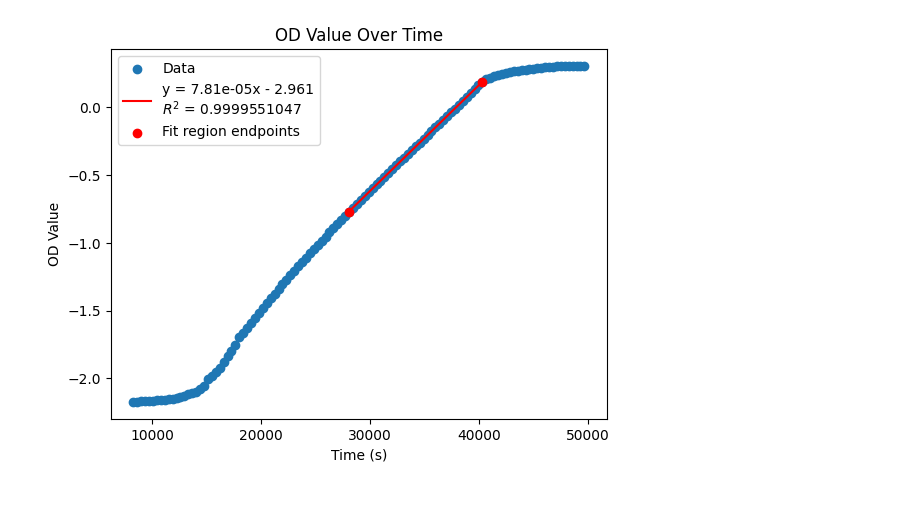
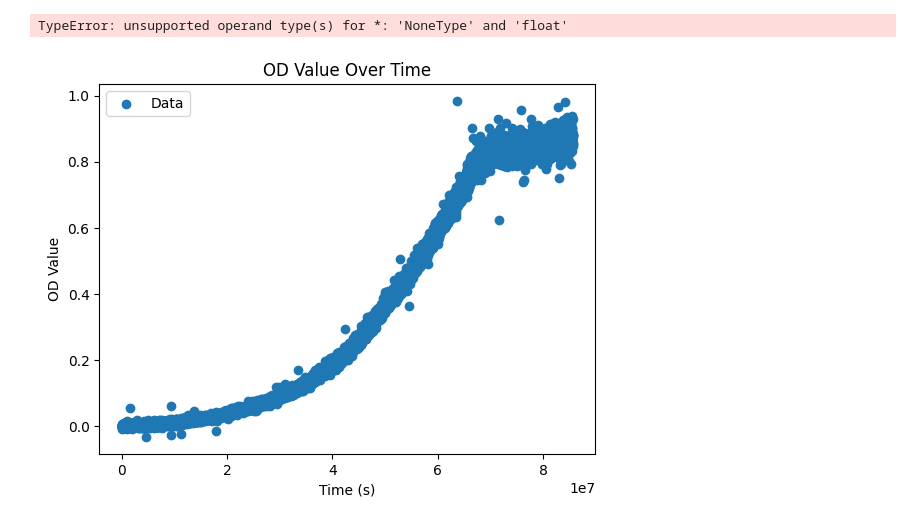
Before and after one commit to cdesforges/db1, a Jupyter notebook: data_analysis.ipynb, the cells around one changed output. Cells and saved outputs as stored; diff of their text form; code cells hidden in the pictures.

```diff
--- a/data_analysis.ipynb
+++ b/data_analysis.ipynb
@@ -48,7 +44,13 @@ Index(['time', 'adc'], dtype='object')
 # let's prepare our data and convert to numpy
 
 x = data["time"].to_numpy()
-y = np.log(data["od_val"].to_numpy())
-mask = (x > 8000) & (x < 50000)
-x = x[mask]
-y = y[mask]
+y = data["od_val"].to_numpy()
+
+mask = (y > 0)
+x_lin = x[mask]
+y_lin = np.log(y[mask])
+
+count = 0
+for elem in y:
+    if elem > 0:
+        count += 1
@@ -95,33 +122,35 @@ best_stop = 89.000
 # %%
 # let's print our best fit line based on calculated range
 
-x_fit = np.linspace(x[best_start], x[best_stop], 100)
+x_fit = np.linspace(x_lin[best_start], x_lin[best_stop], 100)
 y_fit = m_best * x_fit + b_best
 
-mask_best = (x >= x[best_start]) & (x <= x[best_stop])
-x_reg = x[mask_best]
-y_reg = y[mask_best]
+mask_best = (x_lin >= x_lin[best_start]) & (x_lin <= x_lin[best_stop])
+x_reg = x_lin[mask_best]
+y_reg = y_lin[mask_best]
+# %% [output]
+TypeError: unsupported operand type(s) for *: 'NoneType' and 'float'
 # %%
 # plot shit
 
 plt.figure()
 plt.scatter(x, y, label="Data")
-plt.plot(
-    x_fit, y_fit,
-    label=f"y = {m_best:.2e}x - {abs(b_best):.3f}\n$R^2$ = {r2_best:.10f}",
-    color="red"
-)
-plt.scatter(
-    [x_reg[0], x_reg[-1]],
-    [y_reg[0], y_reg[-1]],
-    color="red",
-    zorder=5,
-    label="Fit region endpoints"
-)
+# plt.plot(
+#     x_fit, y_fit,
+#     label=f"y = {m_best:.2e}x - {abs(b_best):.3f}\n$R^2$ = {r2_best:.10f}",
+#     color="red"
+# )
+# plt.scatter(
+#     [x_reg[0], x_reg[-1]],
+#     [y_reg[0], y_reg[-1]],
+#     color="red",
+#     zorder=5,
+#     label="Fit region endpoints"
+# )
 plt.xlabel("Time (s)")
 plt.ylabel("OD Value")
 plt.title("OD Value Over Time")
 plt.legend()
 plt.show()
 # %% [output]
-[figure, old version]
+[figure, new version]
```
Also changed, not shown: parts of 5 cells of this notebook, 4 other files.
